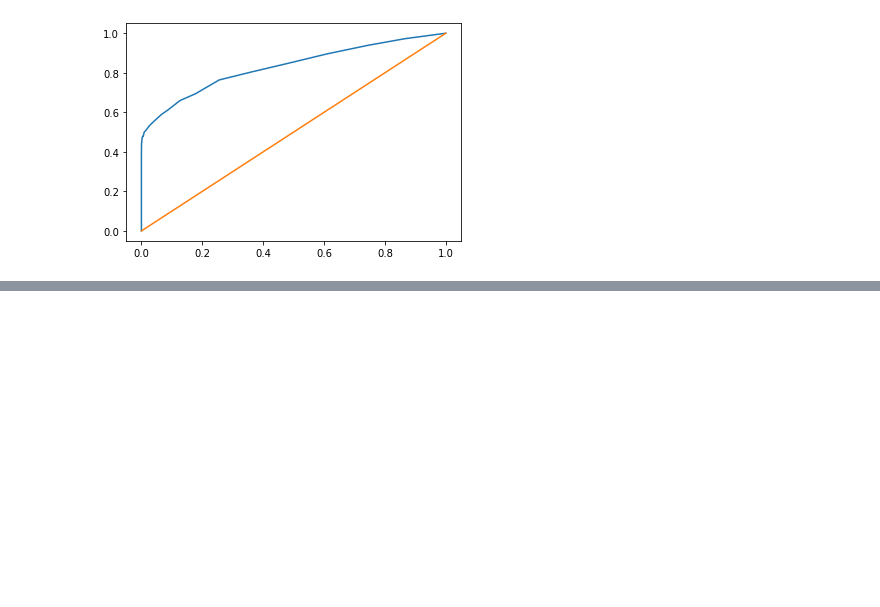
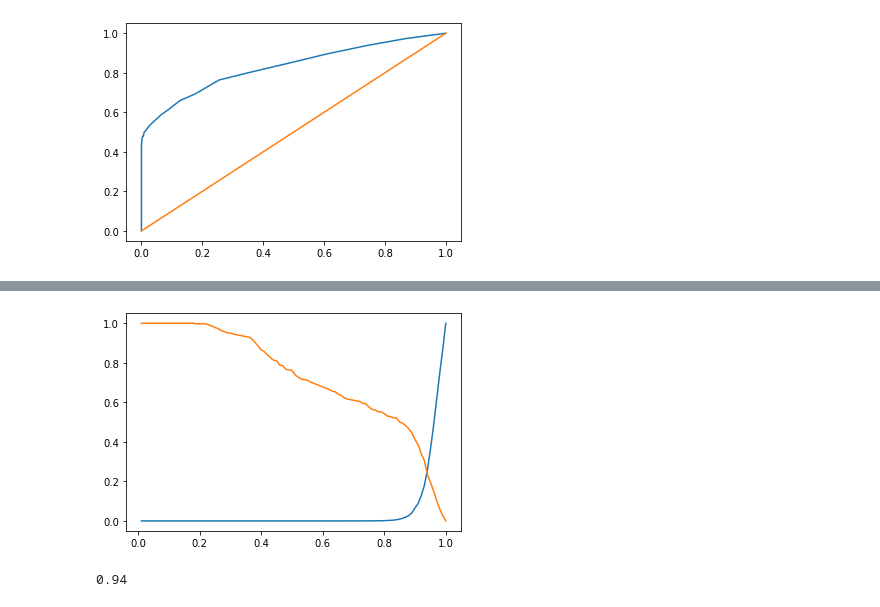
Before and after one commit to LeonardoEmili/ear-recognizer-android, a Jupyter notebook: report/evaluation/charts.ipynb, the cells around one changed output, grey strips where cells are left out. Drawn from its saved outputs; the diff is of its cells as text; code cells hidden in the pictures; blank space fills up the shorter version.

```diff
--- a/report/evaluation/charts.ipynb
+++ b/report/evaluation/charts.ipynb
@@ -19,0 +32,17 @@ _ = plt.show()
+# %%
+plt.plot(thresholds, far, label = "FAR curve")
+plt.plot(thresholds, frr, label = "FRR curve")
+_ = plt.show()
+# %% [output]
+[figure, added]
+# %%
+#equal error threshold
+x = 0
+err = 1
+for i in range(len(far)):
+    if abs(far[i]-frr[i]) < err:
+        x= i
+        err = abs(far[i]-frr[i])
+print(thresholds[x])
+# %% [output]
+0.94
```
Also changed, not shown: parts of 4 cells of this notebook.
